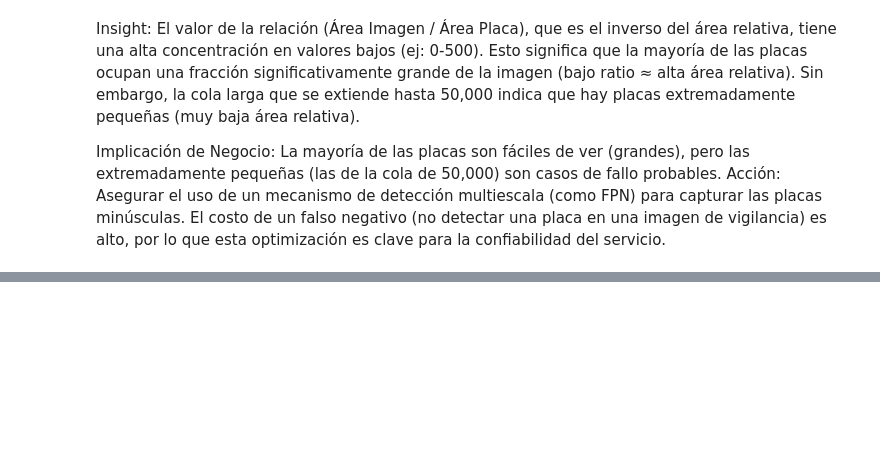
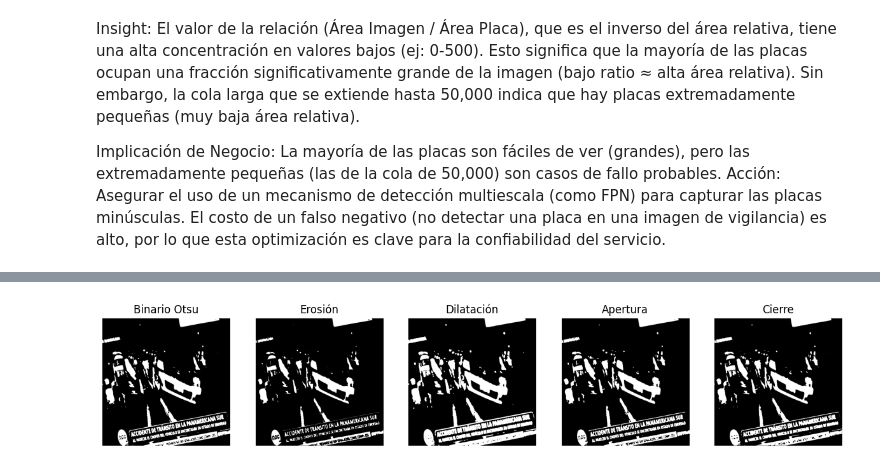
Before and after one commit to MauColab/Autoscan, a Jupyter notebook: ANÁLISIS GEOMÉTRICO.ipynb, the cells around one changed output, grey strips where cells are left out. Saved outputs shown, nothing was run; the diff lists cells and outputs as text; code cells hidden in the pictures; blank space fills up the shorter version.

```diff
--- a/ANÁLISIS GEOMÉTRICO.ipynb
+++ b/ANÁLISIS GEOMÉTRICO.ipynb
@@ -682,0 +745,94 @@ plt.show()
+# %%
+selected_idx = 9
+
+if 'df_binario_limpio' in globals():
+    df_base = df_binario_limpio
+elif 'df_ecualizado' in globals():
+    df_base = df_ecualizado
+elif 'df_seg' in globals():
+    df_base = df_seg
+else:
+    raise RuntimeError('No se encontró df_binario_limpio, df_ecualizado ni df_seg en el entorno.')
+
+row = df_base.iloc[selected_idx]
+img = row['img_gray']
+img_f = img / 255.0
+
+I = ndi.gaussian_filter(img_f, sigma=1.2)
+
+def otsu_threshold(image):
+    hist, _ = np.histogram(image.ravel(), bins=256, range=(0, 1))
+    hist = hist.astype(float) / image.size
+    bins = np.linspace(0, 1, 256)
+    omega = np.cumsum(hist)
+    mu = np.cumsum(hist * bins)
+    mu_t = mu[-1]
+    sigma_b2 = (mu_t * omega - mu) ** 2 / (omega * (1 - omega) + 1e-12)
+    idx = np.nanargmax(sigma_b2)
+    return bins[idx]
+
+T = otsu_threshold(I)
+bw_otsu = (I > T).astype(np.uint8)
+
+df_test_otsu = df_base.copy()
+df_test_otsu['mask_otsu'] = None
+df_test_otsu.at[selected_idx, 'mask_otsu'] = bw_otsu
+
+bw = bw_otsu.copy()
+se = np.ones((3, 3), dtype=np.uint8)
+eroded = ndi.binary_erosion(bw, structure=se).astype(np.uint8)
+dilated = ndi.binary_dilation(bw, structure=se).astype(np.uint8)
+opened = ndi.binary_opening(bw, structure=se).astype(np.uint8)
+closed = ndi.binary_closing(bw, structure=se).astype(np.uint8)
+
+df_test_eroded = df_base.copy(); df_test_eroded['mask_eroded'] = None; df_test_eroded.at[selected_idx, 'mask_eroded'] = eroded
+df_test_dilated = df_base.copy(); df_test_dilated['mask_dilated'] = None; df_test_dilated.at[selected_idx, 'mask_dilated'] = dilated
+df_test_opened = df_base.copy(); df_test_opened['mask_opened'] = None; df_test_opened.at[selected_idx, 'mask_opened'] = opened
+df_test_closed = df_base.copy(); df_test_closed['mask_closed'] = None; df_test_closed.at[selected_idx, 'mask_closed'] = closed
+
+fig, ax = plt.subplots(1, 5, figsize=(15, 3))
+for a, im, t in zip(ax, [bw, eroded, dilated, opened, closed],
+                    ['Binario Otsu', 'Erosión', 'Dilatación', 'Apertura', 'Cierre']):
+    a.imshow(im, cmap='gray')
+    a.set_title(t)
+    a.axis('off')
+plt.show()
+
+def mean_filter(image, size=15):
+    kernel = np.ones((size, size), dtype=float) / (size * size)
+    return ndi.convolve(image, kernel, mode='reflect')
+
+win = 21
+C = 0.02
+local_mean = mean_filter(img_f, size=win)
+bw_adapt = (img_f > (local_mean - C)).astype(np.uint8)
+
+df_test_localmean = df_base.copy(); df_test_localmean['mask_local_mean'] = None; df_test_localmean.at[selected_idx, 'mask_local_mean'] = (local_mean * 255).astype(np.float32)
+df_test_adapt = df_base.copy(); df_test_adapt['mask_adapt'] = None; df_test_adapt.at[selected_idx, 'mask_adapt'] = bw_adapt
+
+fig, ax = plt.subplots(1, 3, figsize=(12, 4))
+ax[0].imshow(img, cmap='gray'); ax[0].set_title('Original'); ax[0].axis('off')
+ax[1].imshow(local_mean, cmap='gray'); ax[1].set_title(f'Media local (win={win})'); ax[1].axis('off')
+ax[2].imshow(bw_adapt, cmap='gray'); ax[2].set_title('Binario adaptativo'); ax[2].axis('off')
+plt.show()
+
+img_blur = ndi.gaussian_filter(img_f, sigma=1.2)
+gx = ndi.sobel(img_blur, axis=1)
+gy = ndi.sobel(img_blur, axis=0)
+mag = np.hypot(gx, gy)
+th = np.percentile(mag, 75)
+edges = (mag > th).astype(np.uint8)
+
+df_test_edges = df_base.copy(); df_test_edges['mask_edges'] = None; df_test_edges.at[selected_idx, 'mask_edges'] = edges
+
+fig, ax = plt.subplots(1, 3, figsize=(12, 4))
+ax[0].imshow(img, cmap='gray'); ax[0].set_title('Original'); ax[0].axis('off')
+ax[1].imshow(mag, cmap='gray'); ax[1].set_title('Magnitud Sobel'); ax[1].axis('off')
+ax[2].imshow(edges, cmap='gray'); ax[2].set_title('Bordes (Sobel-th)'); ax[2].axis('off')
+plt.show()
+
+print('DataFrames creados (copias):\n',
+      'df_test_otsu, df_test_eroded, df_test_dilated, df_test_opened, df_test_closed,\n',
+      'df_test_localmean, df_test_adapt, df_test_edges')
+# %% [output]
+[figure, added]
```
Also changed, not shown: parts of 19 cells of this notebook.
